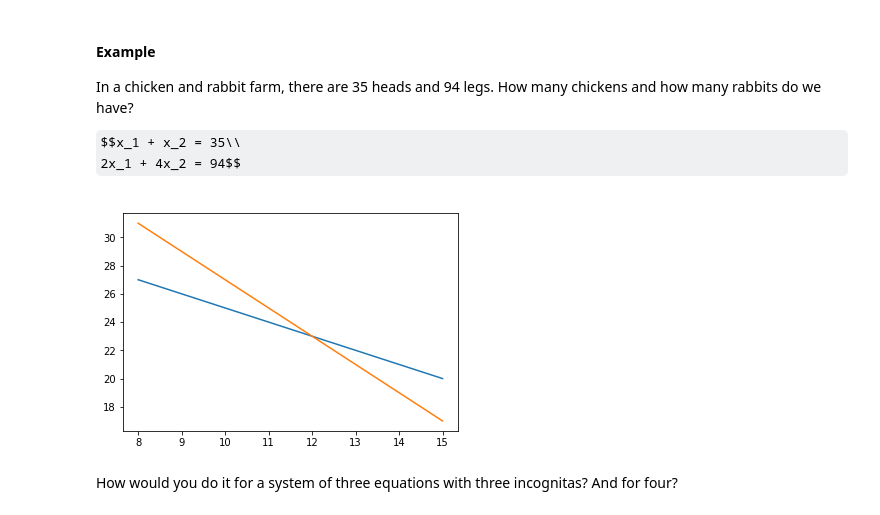
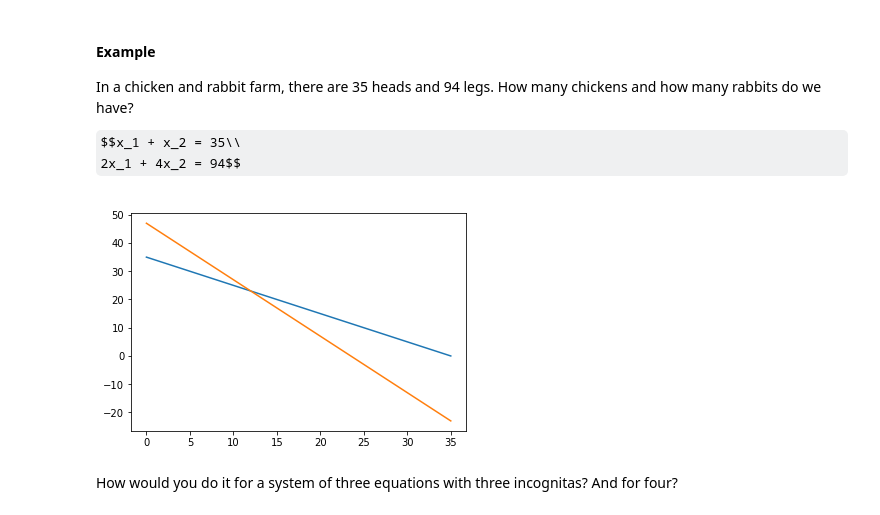
Before and after one commit to danimateos/numerical_methods, a Jupyter notebook: section-03.ipynb, the cells around one changed output. Drawn from its saved outputs; the diff is of its cells as text; code cells hidden in the pictures; some formulas as TeX source.

```diff
--- a/section-03.ipynb
+++ b/section-03.ipynb
@@ -27,16 +27,16 @@ $$x_1 + x_2 = 35\\
 # %%
 import numpy as np
 import matplotlib.pyplot as plt
 %matplotlib inline
 
-x = np.arange(8, 16, 1)
-y_1 = 35 - x
-y_2 = (94 - 4 * x) / 2
+xs = np.linspace(0, 35)
+ys1 = 35 - xs
+ys2 = (94 - 4*xs) / 2
 
-plt.plot(x, y_1)
-plt.plot(x, y_2);
+plt.plot(xs, ys1)
+plt.plot(xs, ys2);
 # %% [output]
-[figure, old version]
+[figure, new version]
 # %% [markdown]
 How would you do it for a system of three equations with three incognitas? And for four?
 # %% [markdown]
```
Also changed, not shown: parts of 56 cells of this notebook, 1 other file.
